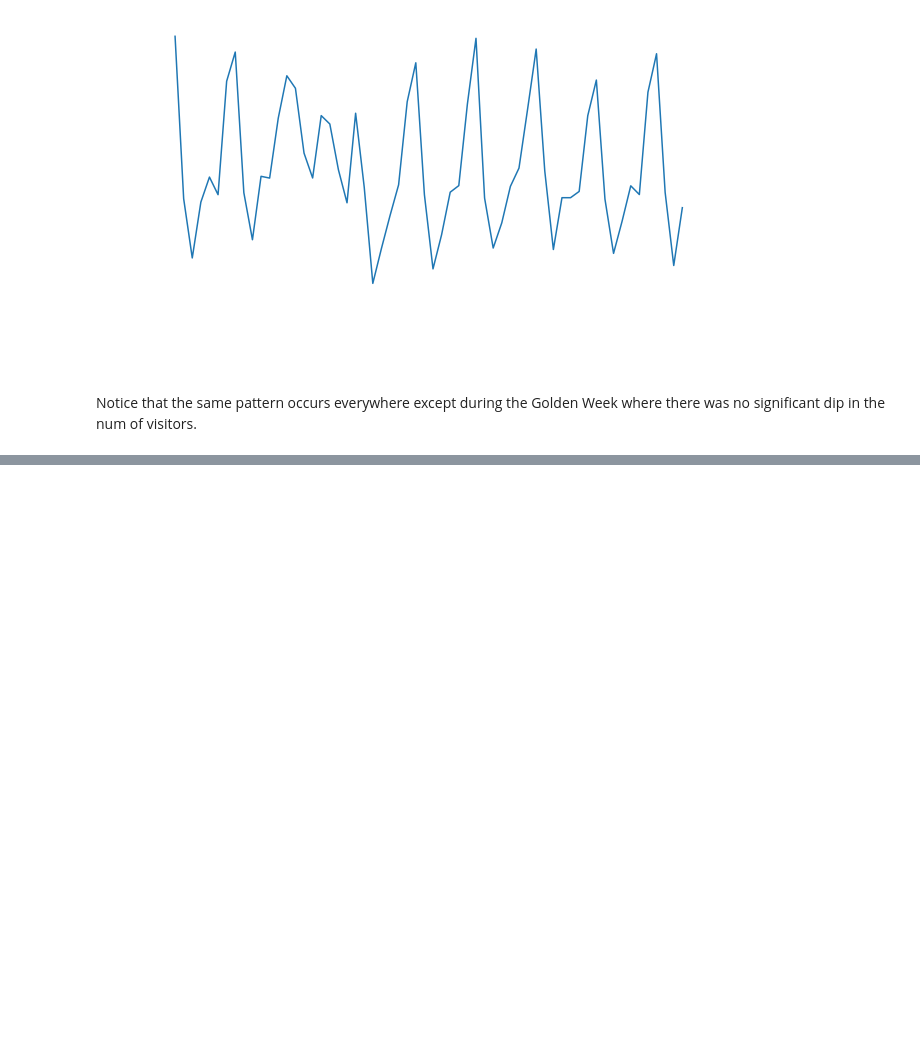
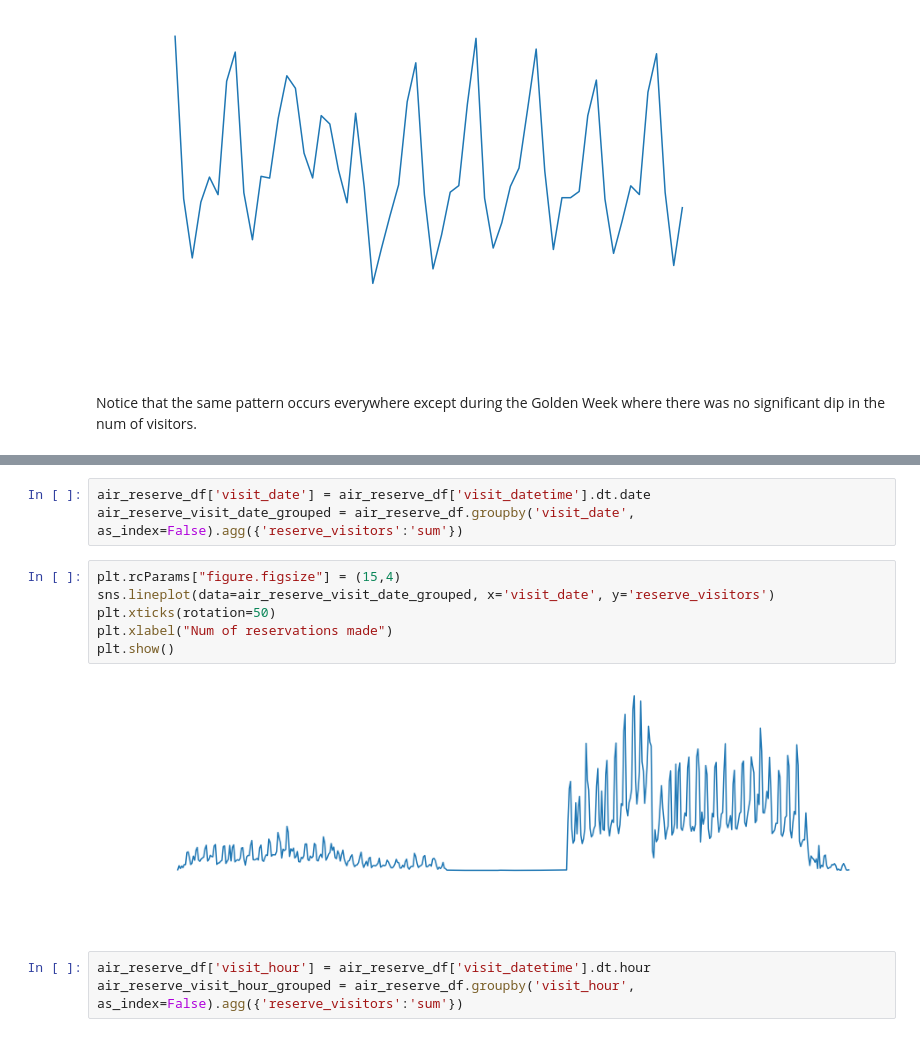
Before and after one commit to Ugenteraan/Be-my-guest---Recruit-Restaurant-EDA, a Jupyter notebook: main.ipynb, the cells around one changed output, grey strips where cells are left out. Drawn from its saved outputs; the diff is of its cells as text; blank space fills up the shorter version.

Commit message:
study air reservation

```diff
--- a/main.ipynb
+++ b/main.ipynb
@@ -446,0 +466,14 @@ Notice that the same pattern occurs everywhere except during the Golden Week whe
+# %%
+air_reserve_df['visit_date'] = air_reserve_df['visit_datetime'].dt.date
+air_reserve_visit_date_grouped = air_reserve_df.groupby('visit_date', as_index=False).agg({'reserve_visitors':'sum'})
+# %%
+plt.rcParams["figure.figsize"] = (15,4)
+sns.lineplot(data=air_reserve_visit_date_grouped, x='visit_date', y='reserve_visitors')
+plt.xticks(rotation=50)
+plt.xlabel("Num of reservations made")
+plt.show()
+# %% [output]
+[figure, added]
+# %%
+air_reserve_df['visit_hour'] = air_reserve_df['visit_datetime'].dt.hour
+air_reserve_visit_hour_grouped = air_reserve_df.groupby('visit_hour', as_index=False).agg({'reserve_visitors':'sum'})
```
Also changed, not shown: parts of 42 cells of this notebook.
